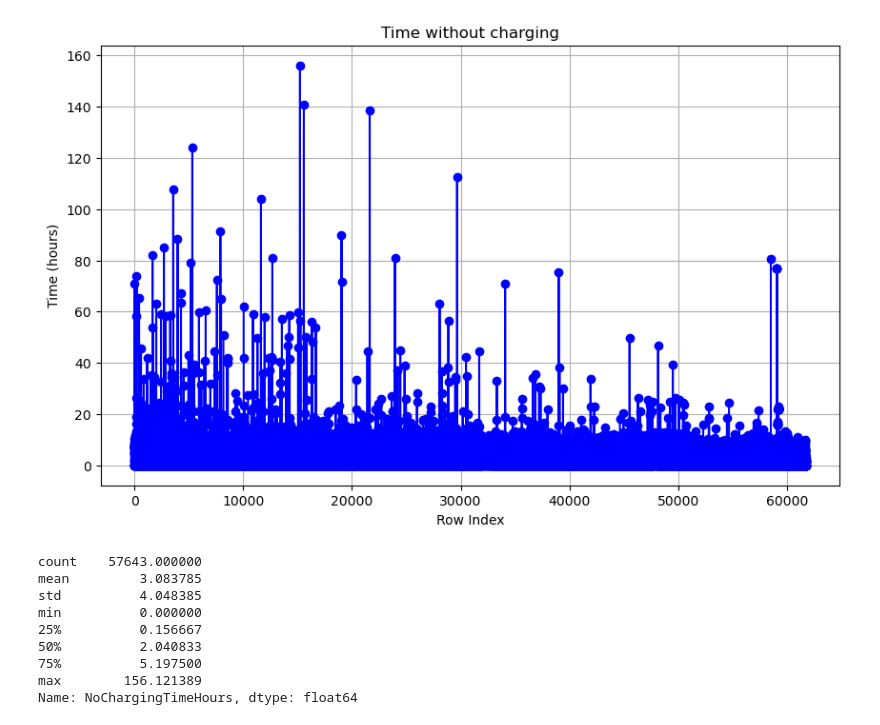
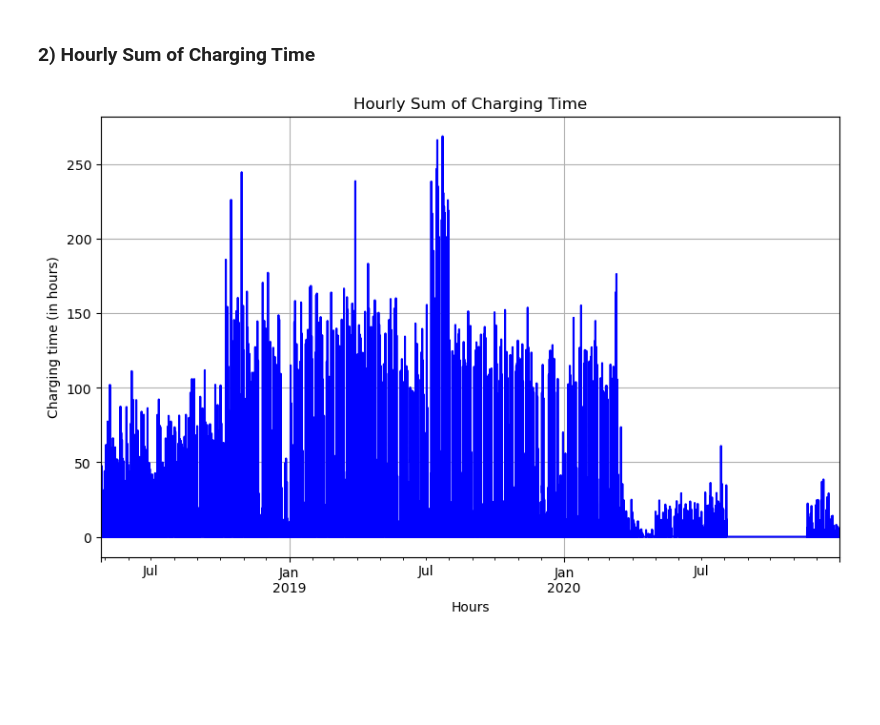
Before and after one commit to S0PEX/AA_Team_9_WS23, a Jupyter notebook: kpi.ipynb, the cells around one changed output. Drawn from its saved outputs; the diff is of its cells as text; code cells hidden in the pictures; blank space fills up the shorter version.

```diff
--- a/kpi.ipynb
+++ b/kpi.ipynb
@@ -4,3 +4,4 @@ import matplotlib.pyplot as plt
 import json
 # %%
 df_charging = pd.read_pickle("data/charging_modified.pkl")
+df_exploration = df_charging.set_index('connectionTime')
@@ -9,23 +40,16 @@ df_charging = pd.read_pickle("data/charging_modified.pkl")
+# %% [markdown]
+### 2) Hourly Sum of Charging Time
 # %%
-# Plot the time differences
+# Plot the hourly sum of charging time
+exploration_hourly = df_exploration['ChargingTimeHours'].resample('H').sum()
 plt.figure(figsize=(10, 6))
-plt.plot(df_charging['NoChargingTimeHours'], marker='o', linestyle='-', color='b')
-plt.title('Time without charging')
-plt.xlabel('Row Index')
-plt.ylabel('Time (hours)')
+#plt.plot(df_charging['kWhDelivered'], linestyle='-', color='b')
+exploration_hourly.plot(kind='line', linestyle='-', color='b')
+#plt.plot(df_charging.index, df_charging['kWhDelivered'])
+plt.title('Hourly Sum of Charging Time')
+plt.xlabel('Hours')
+plt.ylabel('Charging time (in hours)')
 plt.grid(True)
 plt.show()
 # %% [output]
-[figure, old version]
+[figure, new version]
-# %%
-print(df_charging['NoChargingTimeHours'].describe())
-# %% [output]
-count    57643.000000
-mean         3.083785
-std          4.048385
-min          0.000000
-25%          0.156667
-50%          2.040833
-75%          5.197500
-max        156.121389
-Name: NoChargingTimeHours, dtype: float64
```
Also changed, not shown: parts of 21 cells of this notebook, 1 other file.
